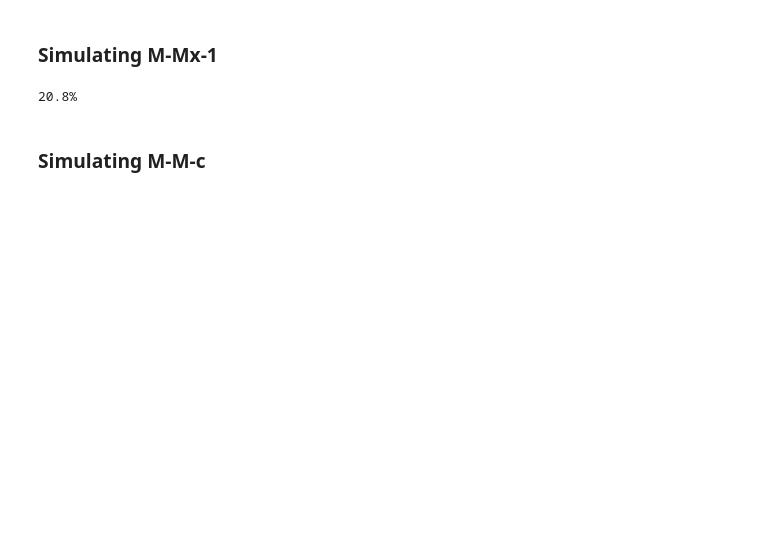
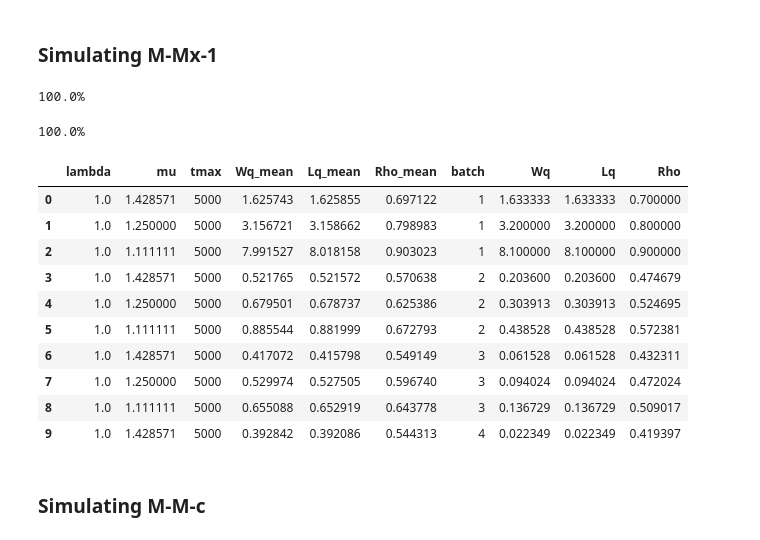
Before and after one commit to eriky-tn/CREEM_GGc_Simulation, a Jupyter notebook: exp_ggc.ipynb, the cells around one changed output. Cells and saved outputs as stored; diff of their text form; code cells hidden in the pictures; blank space fills up the shorter version.

```diff
--- a/exp_ggc.ipynb
+++ b/exp_ggc.ipynb
@@ -257,26 +319,62 @@ sim_MxM1[sim_MxM1["batch"] == 3].head(10)
 # %% [markdown]
 ### Simulating M-Mx-1
 # %%
-sim_MMx1 = pd.DataFrame()
+# sim_MMx1 = pd.DataFrame()
 
-for batch in dep_batchs:
-    sim = tab_mc_queue(
-        lambdas = lambdas,
-        mus = mus_mmx1,
-        tmaxs = tmaxs,
-        farr = lambda lmbda: lambda: np.random.exponential(1/lmbda), # so we have a function for each lambda
-        fdep = lambda mu: lambda: np.random.exponential(1/mu),
-        nserv = 1,
-        farr_batch = lambda: 1,
-        fdep_batch = lambda: batch,
-        rep_mc = rep_mc,
-    )
-    sim["batch"] = batch
-    sim_MMx1 = pd.concat([sim_MMx1, sim], ignore_index=True)
+# for batch in dep_batchs:
+#     sim = tab_mc_queue(
+#         lambdas = lambdas,
+#         mus = mus_mmx1,
+#         tmaxs = tmaxs,
+#         farr = lambda lmbda: lambda: np.random.exponential(1/lmbda), # so we have a function for each lambda
+#         fdep = lambda mu: lambda: np.random.exponential(1/mu),
+#         nserv = 1,
+#         farr_batch = lambda: 1,
+#         fdep_batch = lambda: batch,
+#         rep_mc = rep_mc,
+#     )
+#     sim["batch"] = batch
+#     sim_MMx1 = pd.concat([sim_MMx1, sim], ignore_index=True)
 # %% [output]
-20.8%
+100.0%
+# %%
+sim_MMx1 = pd.DataFrame()
+
+for batch in dep_batchs:
+    sim = tab_mc_queue(
+        lambdas = lambdas,
+        mus = mus_mmx1,
+        tmaxs = tmaxs,
+        farr = lambda lmbda: lambda: np.random.exponential(1/lmbda), # so we have a function for each lambda
+        fdep = lambda mu: lambda: np.random.exponential(1/mu),
+        nserv = 1,
+        farr_batch = lambda: 1,
+        fdep_batch = lambda: batch,
+        rep_mc = rep_mc,
+    )
+    sim["batch"] = batch
+    metrics = sim.apply(lambda row: mmx1_metrics(row['lambda'], row['mu'], int(row['batch'])), axis=1)
+    sim['Wq'] = [t['Wq'] for t in metrics]
+    sim['Lq'] = [t['Lq'] for t in metrics]
+    sim['Rho'] = [t['Rho'] for t in metrics]
+
+    sim_MMx1 = pd.concat([sim_MMx1, sim], ignore_index=True)
+# %% [output]
+100.0%
 # %%
-sim_MMx1[sim_MMx1["batch"] == 3].head(10)
+sim_MMx1[sim_MMx1["tmax"] == 5000].drop(columns=['Rho_var', 'Lq_var', 'Wq_var']).head(10)
+# %% [output]
+|  | lambda | mu | tmax | Wq_mean | Lq_mean | Rho_mean | batch | Wq | Lq | Rho |
+| 0 | 1.0 | 1.428571 | 5000 | 1.625743 | 1.625855 | 0.697122 | 1 | 1.633333 | 1.633333 | 0.700000 |
+| 1 | 1.0 | 1.250000 | 5000 | 3.156721 | 3.158662 | 0.798983 | 1 | 3.200000 | 3.200000 | 0.800000 |
+| 2 | 1.0 | 1.111111 | 5000 | 7.991527 | 8.018158 | 0.903023 | 1 | 8.100000 | 8.100000 | 0.900000 |
+| 3 | 1.0 | 1.428571 | 5000 | 0.521765 | 0.521572 | 0.570638 | 2 | 0.203600 | 0.203600 | 0.474679 |
+| 4 | 1.0 | 1.250000 | 5000 | 0.679501 | 0.678737 | 0.625386 | 2 | 0.303913 | 0.303913 | 0.524695 |
+| 5 | 1.0 | 1.111111 | 5000 | 0.885544 | 0.881999 | 0.672793 | 2 | 0.438528 | 0.438528 | 0.572381 |
+| 6 | 1.0 | 1.428571 | 5000 | 0.417072 | 0.415798 | 0.549149 | 3 | 0.061528 | 0.061528 | 0.432311 |
+| 7 | 1.0 | 1.250000 | 5000 | 0.529974 | 0.527505 | 0.596740 | 3 | 0.094024 | 0.094024 | 0.472024 |
+| 8 | 1.0 | 1.111111 | 5000 | 0.655088 | 0.652919 | 0.643778 | 3 | 0.136729 | 0.136729 | 0.509017 |
+| 9 | 1.0 | 1.428571 | 5000 | 0.392842 | 0.392086 | 0.544313 | 4 | 0.022349 | 0.022349 | 0.419397 |
 # %% [markdown]
 ### Simulating M-M-c
 # %%
```
Also changed, not shown: parts of 10 cells of this notebook, 1 other file.
